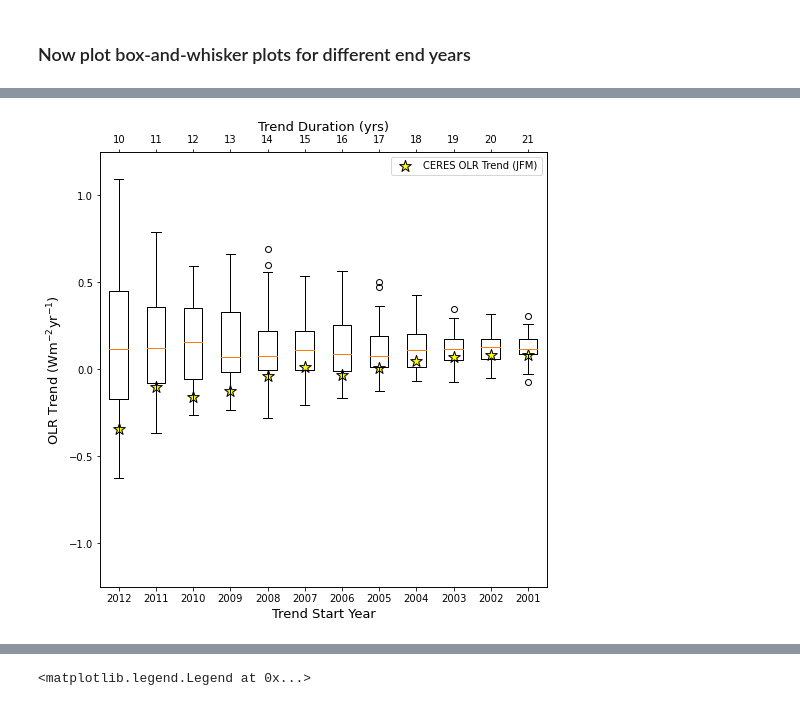
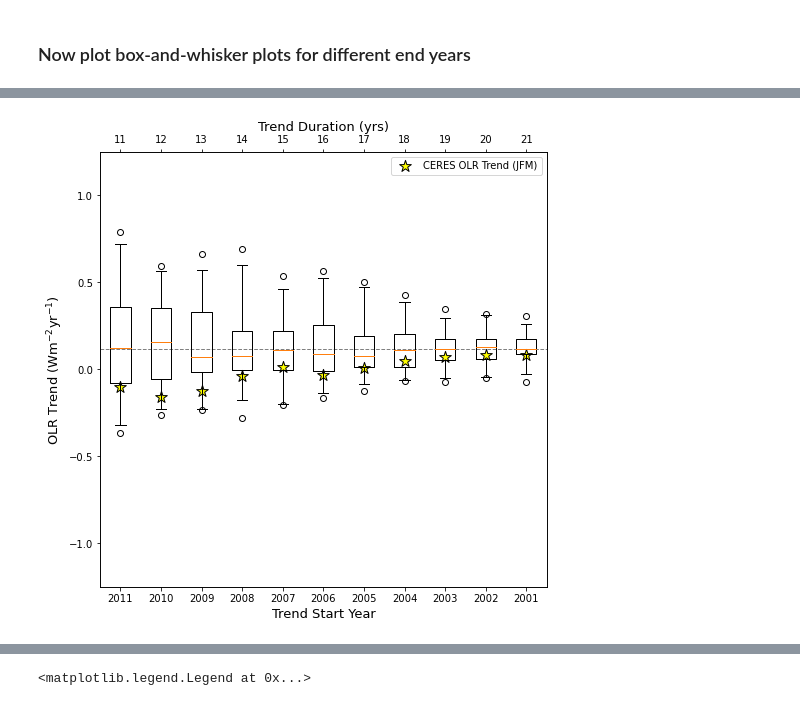
Before and after one commit to jshaw35/spectral_ice, a Jupyter notebook: figure3/figure3.ipynb, the cells around one changed output, grey strips where cells are left out. Cells and saved outputs as stored; diff of their text form; code cells hidden in the pictures.

```diff
--- a/figure3/figure3.ipynb
+++ b/figure3/figure3.ipynb
@@ -399,15 +399,14 @@ plt.legend()
 # %% [markdown]
 ### Now plot box-and-whisker plots for different end years
 # %%
-endyrs = [2010,2011,2012,2013,2014,2015,2016,2017,2018,2019,2020,2021]
-startyrs = [2001,2002,2003,2004,2005,2006,2007,2008,2009,2010,2011,2012]
+endyrs   = [2010,2011,2012,2013,2014,2015,2016,2017,2018,2019,2020]
+startyrs = [2001,2002,2003,2004,2005,2006,2007,2008,2009,2010,2011]
 # %%
 def tick_function1(X):
     out = ["%.0f" % z for z in X]
     return out
 
-# def box_n_whisker_endyear(lens_tseries,obs_tseries,startyrs=None,endyrs=None,ylabel,obslabel,ax=None):
-def box_n_whisker_endyear(lens_tseries,obs_tseries,iter_yrs:list,iteryr_isstart:bool,ylabel,obslabel,ax=None):
+def box_n_whisker_endyear(lens_tseries,obs_tseries,iter_yrs:list,iteryr_isstart:bool,ylabel,obslabel,ax=None,**kwargs):
 
     if not ax:
         box_fig,box_ax = plt.subplots(1,1,figsize=(8,8)) # create your own axis if not supplied
@@ -436,9 +435,10 @@ def box_n_whisker_endyear(lens_tseries,obs_tseries,iter_yrs:list,iteryr_isstart:
         obs_slopes.append(obs_slope)
         lens_slopes_dict[_yr] = lens_slopes
 
-    # box_out = box_ax.boxplot(lens_slopes_dict.values(), labels=endyrs)
-    box_out = box_ax.boxplot(lens_slopes_dict.values(), labels=iter_yrs)
-    box_ax.scatter(np.arange(1,13,1),obs_slopes,label=obslabel,marker='*',color='yellow',edgecolors= "black",s=150) # update label here
+    # Plot a reference line for the median slope of the longest record
+    box_ax.hlines(np.median(lens_slopes_dict[_yr]),0.5,len(iter_yrs)+0.5,linestyle='dashed',linewidth=1,color='grey') # xlims were *box_ax.get_xlim()
+    box_out = box_ax.boxplot(lens_slopes_dict.values(), labels=iter_yrs,**kwargs)
+    box_ax.scatter(np.arange(1,len(iter_yrs)+1,1),obs_slopes,label=obslabel,marker='*',color='yellow',edgecolors= "black",s=150) # update label here
 
     if iteryr_isstart: # Label the x-axis correctly
         xlabel = 'Trend Start Year'
@@ -461,14 +461,11 @@ def box_n_whisker_endyear(lens_tseries,obs_tseries,iter_yrs:list,iteryr_isstart:
         startyr = int(obs_tseries.isel(year=0)['year'])
         endyr = np.array(iter_yrs)
 
-        # xticklabels_b = tick_function1(np.array(endyrs) - 2000)
-
-    # box_axb.set_xticklabels(tick_function1(np.array(endyrs) - 2000))
-    # print(endyr)
-    # print(startyr)
     box_axb.set_xticklabels(tick_function1(1 + endyr - startyr))
     box_axb.set_xlabel('Trend Duration (yrs)',fontsize=13)
 
     box_ax.set_ylim(-1.25,1.25)
 
     box_ax.legend()
+
+    # return box_out,
@@ -484,9 +488,11 @@ box_n_whisker_endyear(allens_jfm_tseries,
 # %%
 box_n_whisker_endyear(allens_jfm_tseries,
                       ceres_subset_jfmavg,
                       iter_yrs=startyrs[::-1],
                       iteryr_isstart=True,
                       ylabel='OLR Trend (Wm$^{-2}$yr$^{-1}$)',
-                      obslabel='CERES OLR Trend (JFM)')
+                      obslabel='CERES OLR Trend (JFM)',
+                      whis=(1, 99)
+                     )
 # %% [output]
-[figure, old version]
+[figure, new version]
```
Also changed, not shown: parts of 8 cells of this notebook.
